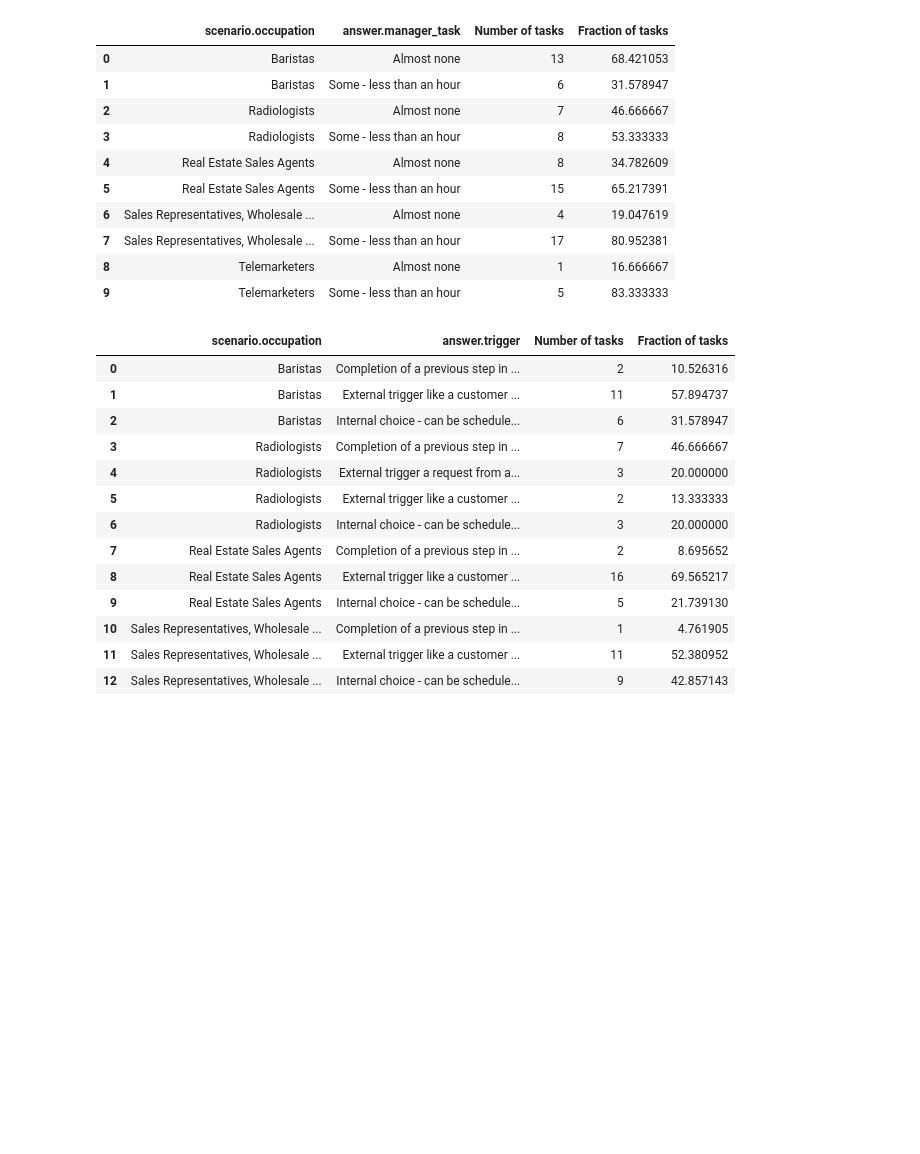
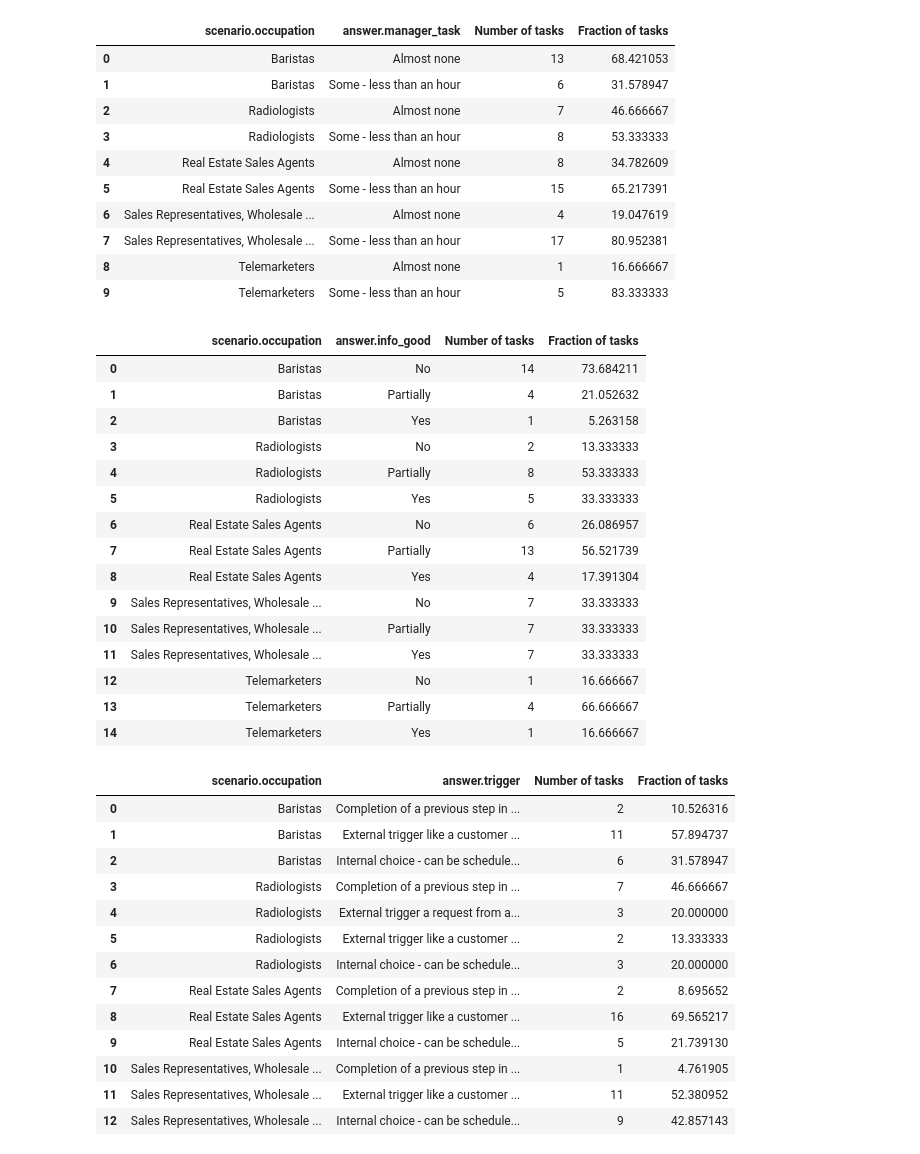
Before and after one commit to johnjosephhorton/rubin, a Jupyter notebook: edsl_rubin/occupation_task_survey.ipynb, the cells around one changed output. Saved outputs shown, nothing was run; the diff lists cells and outputs as text; code cells hidden in the pictures; blank space fills up the shorter version.

```diff
--- a/edsl_rubin/occupation_task_survey.ipynb
+++ b/edsl_rubin/occupation_task_survey.ipynb
@@ -130,6 +159,33 @@ GROUP BY \"scenario.occupation\", \"answer.manager_task\"
 | 7 | Sales Representatives, Wholesale ... | Some - less than an hour | 17 | 80.952381 |
 | 8 | Telemarketers | Almost none | 1 | 16.666667 |
 | 9 | Telemarketers | Some - less than an hour | 5 | 83.333333 |
+# %%
+results.sql("""
+SELECT
+    \"scenario.occupation\",
+    \"answer.info_good\",
+    COUNT(*) AS "Number of tasks",
+    100 * COUNT(*) * 1.0 / SUM(COUNT(*)) OVER (PARTITION BY \"scenario.occupation\") AS "Fraction of tasks"
+FROM self
+GROUP BY \"scenario.occupation\", \"answer.info_good\"
+""", shape = "wide")
+# %% [output]
+|  | scenario.occupation | answer.info_good | Number of tasks | Fraction of tasks |
+| 0 | Baristas | No | 14 | 73.684211 |
+| 1 | Baristas | Partially | 4 | 21.052632 |
+| 2 | Baristas | Yes | 1 | 5.263158 |
+| 3 | Radiologists | No | 2 | 13.333333 |
+| 4 | Radiologists | Partially | 8 | 53.333333 |
+| 5 | Radiologists | Yes | 5 | 33.333333 |
+| 6 | Real Estate Sales Agents | No | 6 | 26.086957 |
+| 7 | Real Estate Sales Agents | Partially | 13 | 56.521739 |
+| 8 | Real Estate Sales Agents | Yes | 4 | 17.391304 |
+| 9 | Sales Representatives, Wholesale ... | No | 7 | 33.333333 |
+| 10 | Sales Representatives, Wholesale ... | Partially | 7 | 33.333333 |
+| 11 | Sales Representatives, Wholesale ... | Yes | 7 | 33.333333 |
+| 12 | Telemarketers | No | 1 | 16.666667 |
+| 13 | Telemarketers | Partially | 4 | 66.666667 |
+| 14 | Telemarketers | Yes | 1 | 16.666667 |
 # %%
 results.sql("""
 SELECT
```
Also changed, not shown: parts of 2 cells of this notebook, 7 other files.
